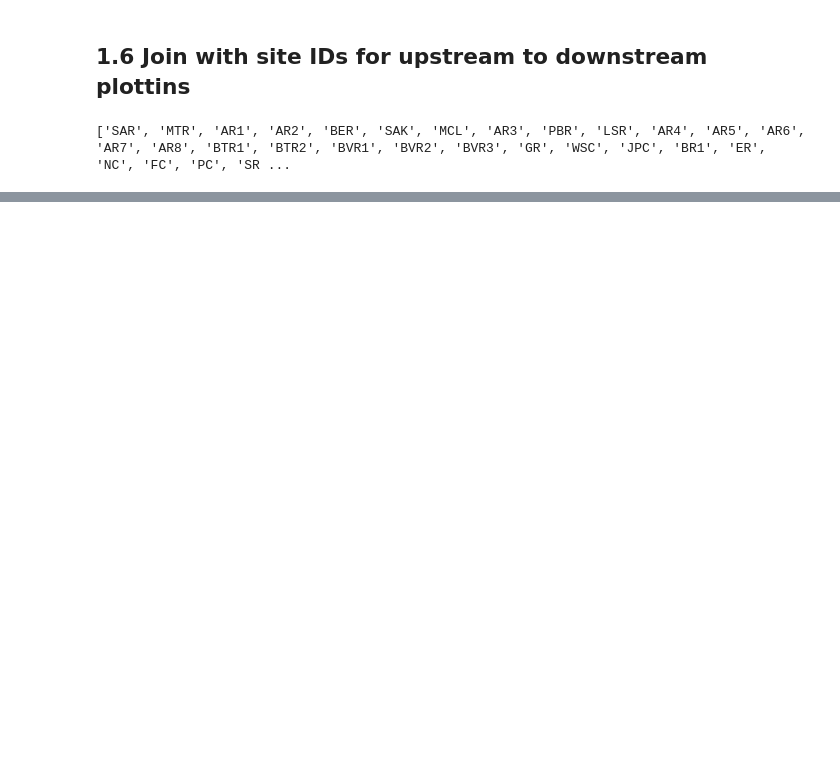
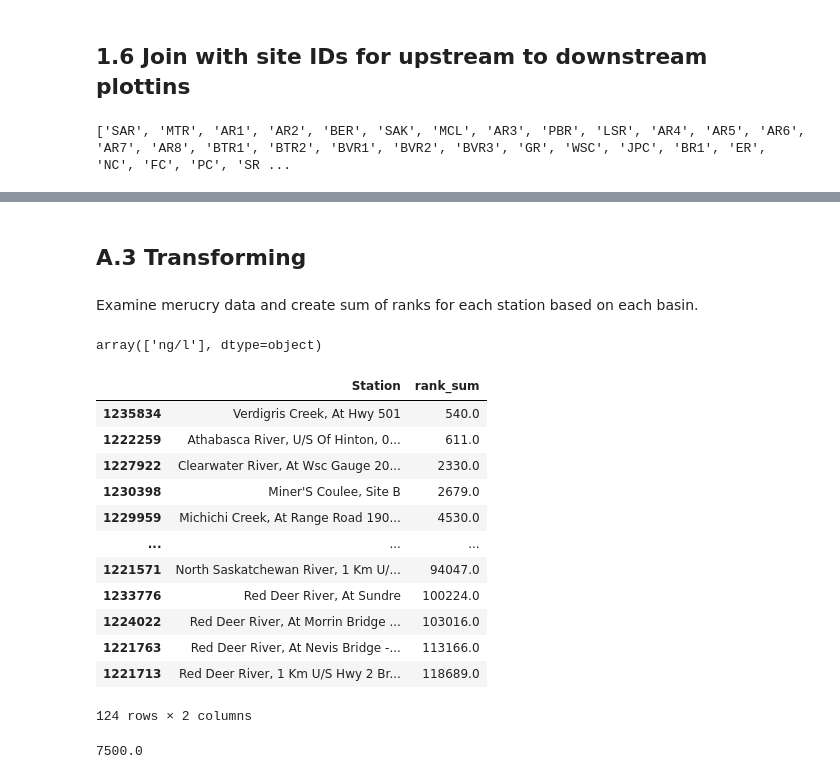
Before and after one commit to mjdzr/AB-WQ, a Jupyter notebook: notebooks/data_cleaning.ipynb, the cells around one changed output, grey strips where cells are left out. Drawn from its saved outputs; the diff is of its cells as text; code cells hidden in the pictures; blank space fills up the shorter version.

Commit message:
continue sandbox with transform

```diff
--- a/notebooks/data_cleaning.ipynb
+++ b/notebooks/data_cleaning.ipynb
@@ -251,0 +260,36 @@ np.float64(1.1885714285714286)
+# %% [markdown]
+## A.3 Transforming
+# %% [markdown]
+Examine merucry data and create sum of ranks for each station based on each basin.
+# %%
+mercury_data = data[
+    (data['VariableName'] == "Mercury Total") &
+    (~ data['Censored'])
+    ].copy()
+
+# checking the unit
+mercury_data['UnitCode'].unique()
+# %% [output]
+array(['ng/l'], dtype=object)
+# %%
+mercury_data['rank'] = mercury_data.groupby('Basin')['MeasurementValue'].transform('rank', method='dense', ascending=False)
+mercury_data['rank_sum'] = mercury_data.groupby(['Basin', 'Station'], observed=True)['rank'].transform('sum')
+mercury_data[['Station', 'rank_sum']].drop_duplicates().sort_values(by='rank_sum', ascending=True)
+# %% [output]
+|  | Station | rank_sum |
+| 1235834 | Verdigris Creek, At Hwy 501 | 540.0 |
+| 1222259 | Athabasca River, U/S Of Hinton, 0... | 611.0 |
+| 1227922 | Clearwater River, At Wsc Gauge 20... | 2330.0 |
+| 1230398 | Miner'S Coulee, Site B | 2679.0 |
+| 1229959 | Michichi Creek, At Range Road 190... | 4530.0 |
+| ... | ... | ... |
+| 1221571 | North Saskatchewan River, 1 Km U/... | 94047.0 |
+| 1233776 | Red Deer River, At Sundre | 100224.0 |
+| 1224022 | Red Deer River, At Morrin Bridge ... | 103016.0 |
+| 1221763 | Red Deer River, At Nevis Bridge -... | 113166.0 |
+| 1221713 | Red Deer River, 1 Km U/S Hwy 2 Br... | 118689.0 |
+124 rows × 2 columns
+# %%
+mercury_data['MeasurementValue'].max()
+# %% [output]
+7500.0
```
Also changed, not shown: parts of 10 cells of this notebook.
